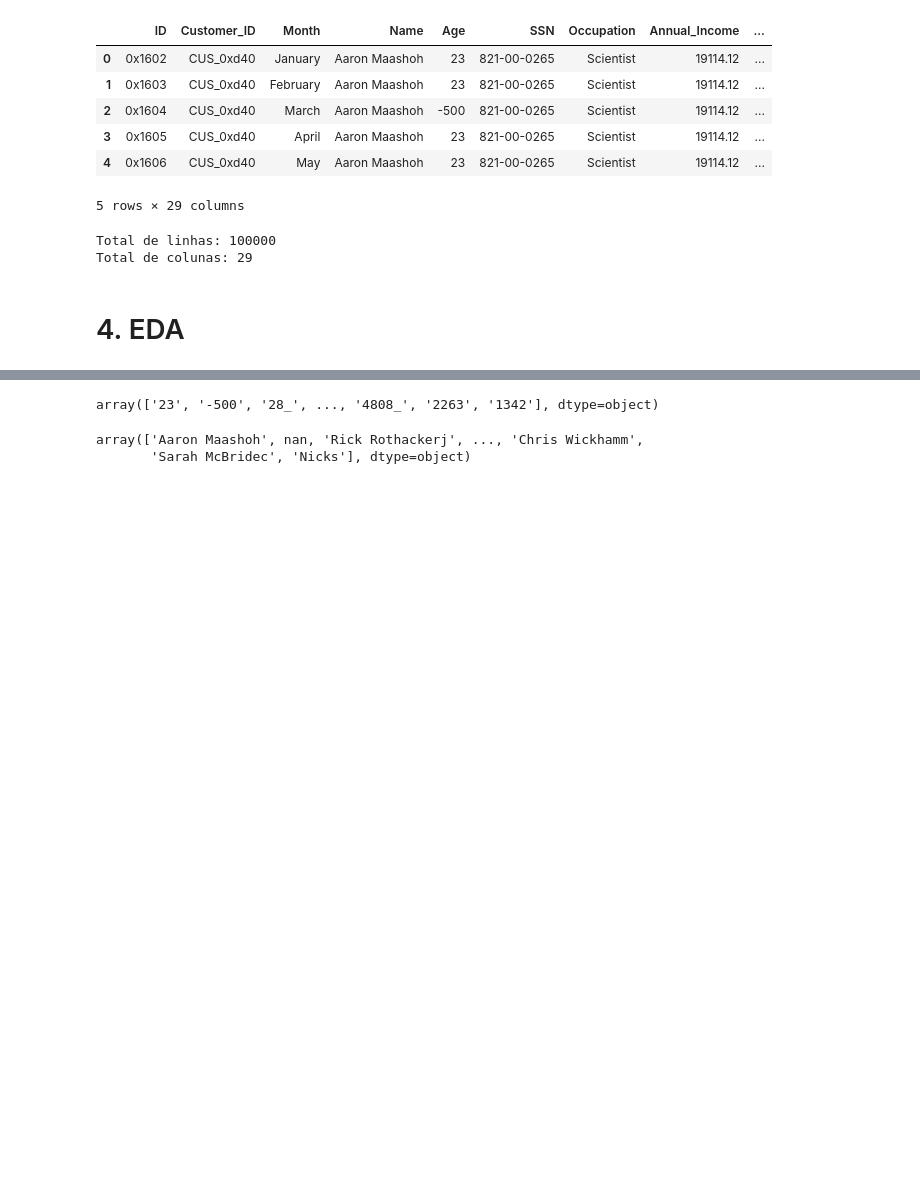
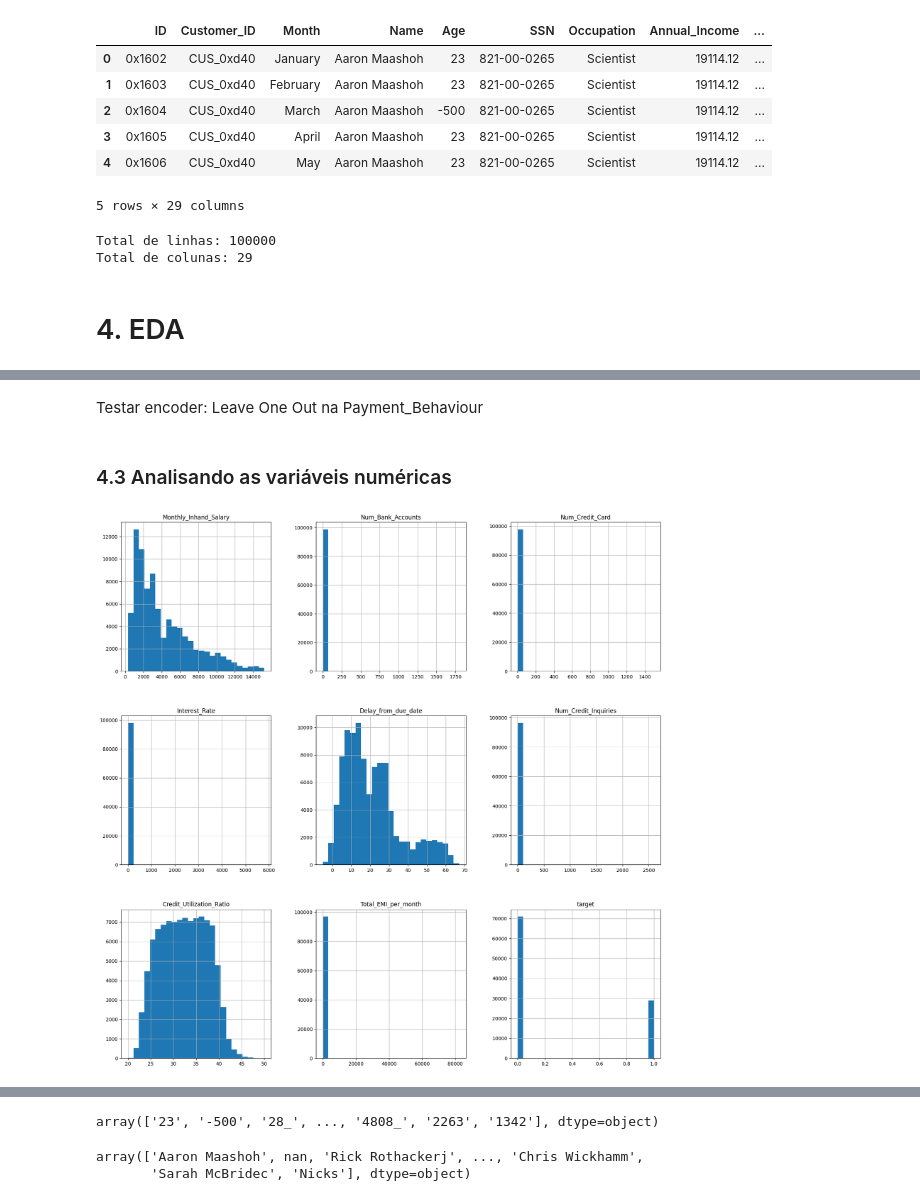
Before and after one commit to deborabmfreitas/credit-score-prediction, a Jupyter notebook: credit-score-prediction.ipynb, the cells around one changed output, grey strips where cells are left out. Drawn from its saved outputs; the diff is of its cells as text; code cells hidden in the pictures; blank space fills up the shorter version.

```diff
--- a/credit-score-prediction.ipynb
+++ b/credit-score-prediction.ipynb
@@ -136,0 +274,2 @@ Index(['ID', 'Customer_ID', 'Month', 'Name', 'Age', 'SSN', 'Occupation',
+# %% [markdown]
+Testar encoder: Leave One Out na Payment_Behaviour
@@ -136,0 +279,10 @@ Index(['ID', 'Customer_ID', 'Month', 'Name', 'Age', 'SSN', 'Occupation',
+# %% [markdown]
+### 4.3 Analisando as variáveis numéricas
+# %%
+# Selecionando apenas as variáveis numéricas
+num_train = train.select_dtypes([int,float])
+
+# Plotando as distribuições
+num_train.hist(figsize=(20,20),bins=25);
+# %% [output]
+[figure, added]
```
Also changed, not shown: parts of 33 cells of this notebook.
